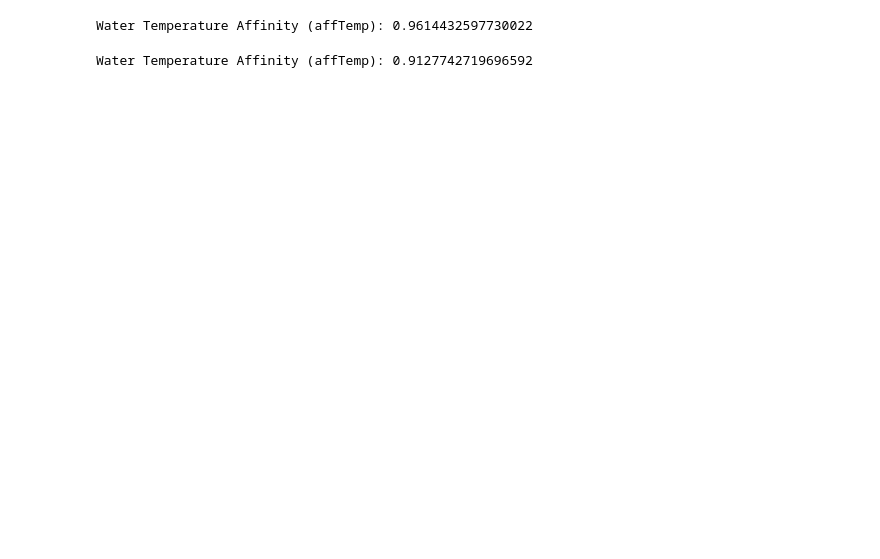
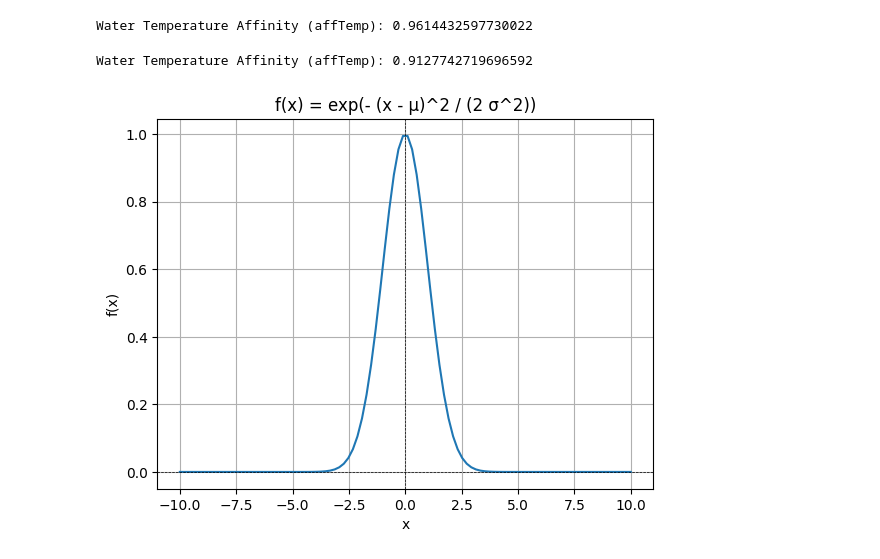
Before and after one commit to futouyiba/StatDemo, a Jupyter notebook: calculator.ipynb, the cells around one changed output. Cells and saved outputs as stored; diff of their text form; code cells hidden in the pictures; blank space fills up the shorter version.

```diff
--- a/calculator.ipynb
+++ b/calculator.ipynb
@@ -34,3 +34,25 @@ aff_temp = math.exp(- numerator / denominator)
 print(f"Water Temperature Affinity (affTemp): {aff_temp}")
 # %% [output]
 Water Temperature Affinity (affTemp): 0.9127742719696592
+# %%
+# 绘制f(x) = exp ( - (x - μ)^2 / (2 σ^2) )的曲线
+import numpy as np
+import matplotlib.pyplot as plt
+
+# 定义参数
+mu = 0  # 均值
+sigma = 1  # 标准差
+x = np.linspace(-10, 10, 100)  # x轴范围
+y = np.exp(- (x - mu)**2 / (2 * sigma**2))  # 计算y值
+
+# 绘制曲线
+plt.plot(x, y)
+plt.title('f(x) = exp(- (x - μ)^2 / (2 σ^2))')
+plt.xlabel('x')
+plt.ylabel('f(x)')
+plt.grid()
+plt.axhline(0, color='black', lw=0.5, ls='--')
+plt.axvline(0, color='black', lw=0.5, ls='--')
+plt.show()
+# %% [output]
+[figure, added]
```
Also changed, not shown: parts of 7 cells of this notebook, 10 other files.
